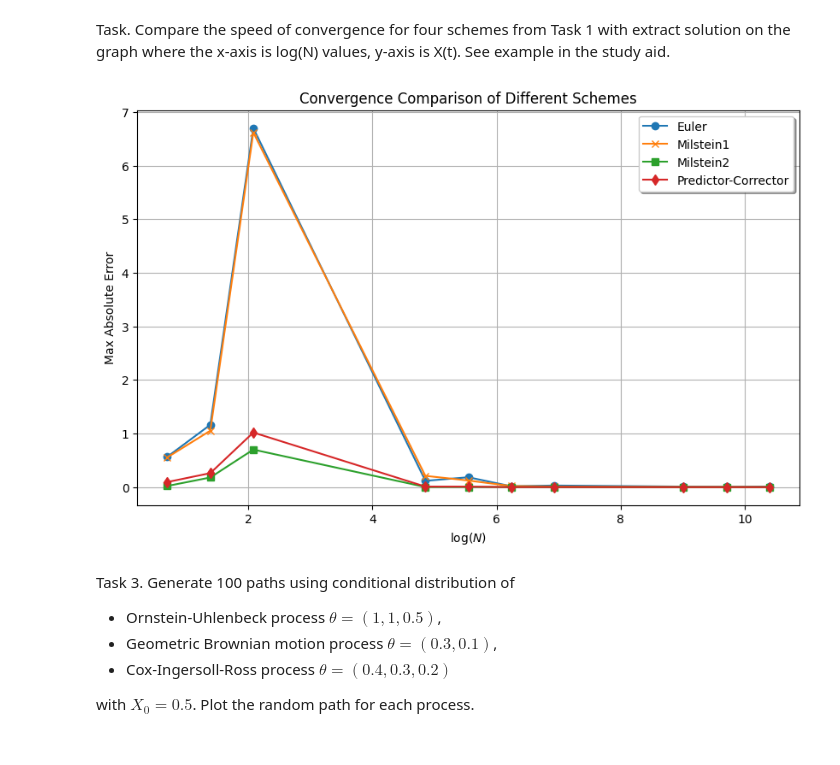
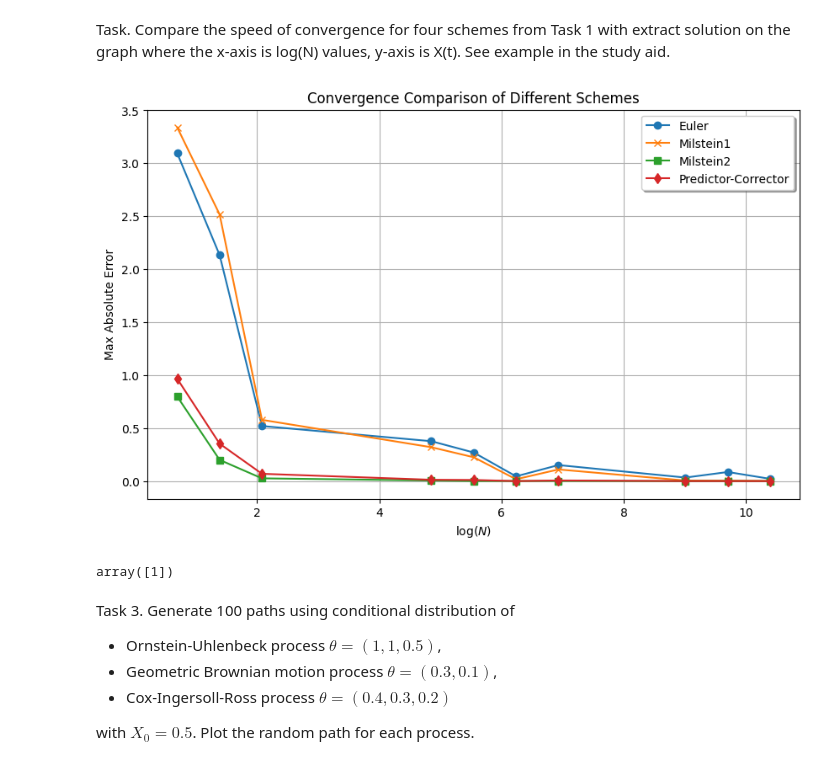
Before and after one commit to AstemirGongapshev/SSP_Sirius, a Jupyter notebook: lab3_SPP.ipynb, the cells around one changed output. Saved outputs shown, nothing was run; the diff lists cells and outputs as text; code cells hidden in the pictures.

```diff
--- a/lab3_SPP.ipynb
+++ b/lab3_SPP.ipynb
@@ -585,38 +590,42 @@ theta2 = 0.5
 params = [theta1, theta2]
 T = 1
 Nx = 1
-init_state = np.array([1])
+init_state = init_state = np.ones(Nx) * 1.0
 
 N_values = [2, 4, 8, 128, 256, 512, 1024, 8192, 16384, 32768]
 
 
 results = Parallel(n_jobs=-1)(delayed(compute_errors_for_schemes)(N, T, params, Nx, init_state) for N in N_values)
 
 
 errors_euler = [result['Euler'] for result in results]
 errors_milstein1 = [result['Milstein1'] for result in results]
 errors_milstein2 = [result['Milstein2'] for result in results]
 errors_predictor = [result['PredictorCorrector'] for result in results]
 
 
 log_N_values = np.log(N_values)
 
 
 plt.figure(figsize=(10, 6))
 plt.plot(log_N_values, errors_euler, label='Euler', marker='o')
 plt.plot(log_N_values, errors_milstein1, label='Milstein1', marker='x')
 plt.plot(log_N_values, errors_milstein2, label='Milstein2', marker='s')
 plt.plot(log_N_values, errors_predictor, label='Predictor-Corrector', marker='d')
 
 
 plt.title('Convergence Comparison of Different Schemes')
 plt.xlabel(r'$\log(N)$')
 plt.ylabel('Max Absolute Error')
 plt.legend(loc='best', fancybox=True, shadow=True)
 plt.grid(True)
 plt.show()
 # %% [output]
-[figure, old version]
+[figure, new version]
+# %%
+np.array([1])
+# %% [output]
+array([1])
 # %% [markdown]
 Task 3. Generate 100 paths using conditional distribution of
 * Ornstein-Uhlenbeck process $θ = (1, 1, 0.5)$,
```
Also changed, not shown: parts of 7 cells of this notebook, 2 other files.
